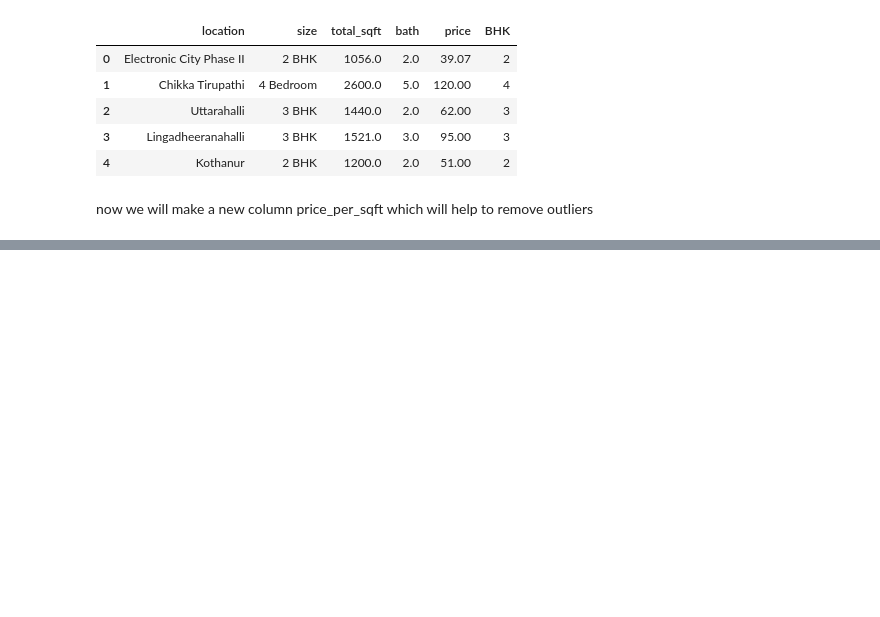
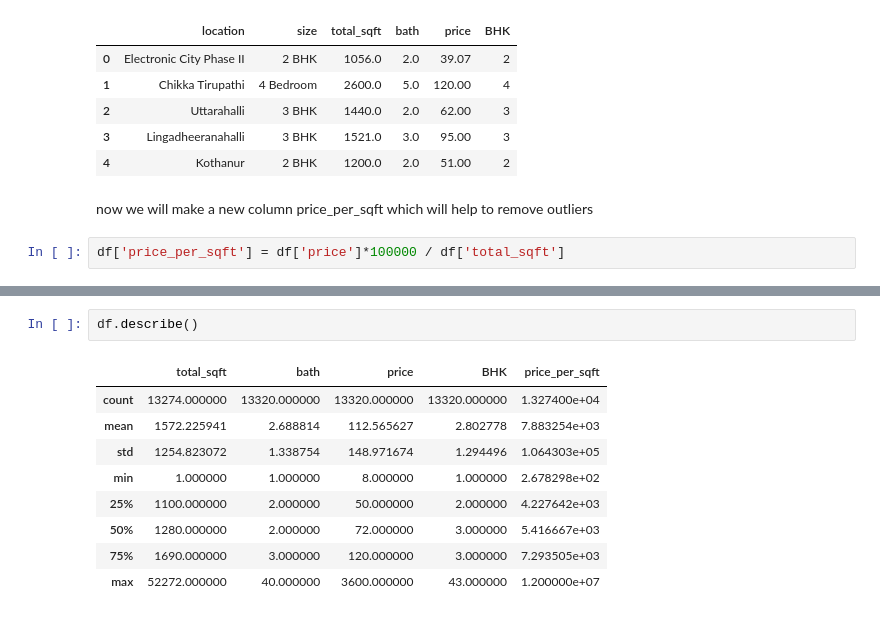
Before and after one commit to TirthThesiya/Bangalore-house-price-prediction, a Jupyter notebook: house_pred.ipynb, the cells around one changed output, grey strips where cells are left out. Drawn from its saved outputs; the diff is of its cells as text; blank space fills up the shorter version.

```diff
--- a/house_pred.ipynb
+++ b/house_pred.ipynb
@@ -273,3 +273,5 @@ df.head()
 | 4 | Kothanur | 2 BHK | 1200.0 | 2.0 | 51.00 | 2 |
 # %% [markdown]
 now we will make a new column price_per_sqft which will help to remove outliers
+# %%
+df['price_per_sqft'] = df['price']*100000 / df['total_sqft']
@@ -275,0 +293,12 @@ now we will make a new column price_per_sqft which will help to remove outliers
+# %%
+df.describe()
+# %% [output]
+|  | total_sqft | bath | price | BHK | price_per_sqft |
+| count | 13274.000000 | 13320.000000 | 13320.000000 | 13320.000000 | 1.327400e+04 |
+| mean | 1572.225941 | 2.688814 | 112.565627 | 2.802778 | 7.883254e+03 |
+| std | 1254.823072 | 1.338754 | 148.971674 | 1.294496 | 1.064303e+05 |
+| min | 1.000000 | 1.000000 | 8.000000 | 1.000000 | 2.678298e+02 |
+| 25% | 1100.000000 | 2.000000 | 50.000000 | 2.000000 | 4.227642e+03 |
+| 50% | 1280.000000 | 2.000000 | 72.000000 | 3.000000 | 5.416667e+03 |
+| 75% | 1690.000000 | 3.000000 | 120.000000 | 3.000000 | 7.293505e+03 |
+| max | 52272.000000 | 40.000000 | 3600.000000 | 43.000000 | 1.200000e+07 |
```
Also changed, not shown: parts of 9 cells of this notebook.
